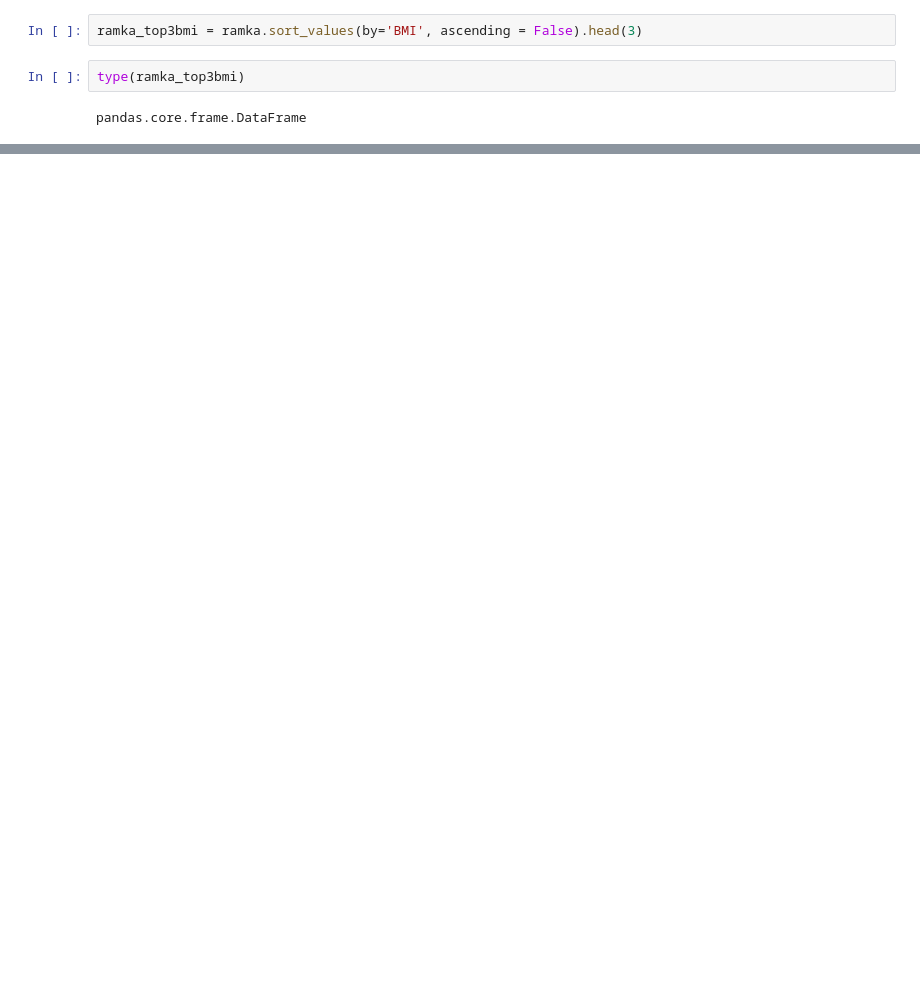
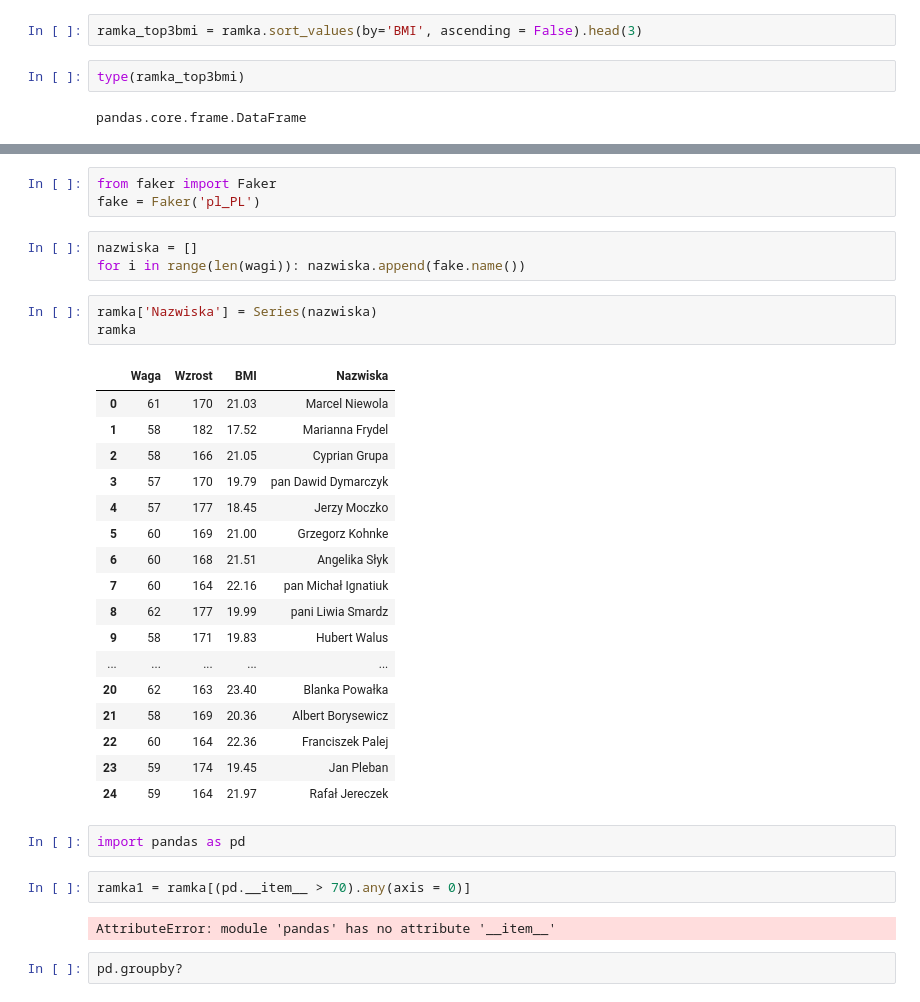
Before and after one commit to rudziakk/sages_17112018, a Jupyter notebook: Pandas_18112018.ipynb, the cells around one changed output, grey strips where cells are left out. Cells and saved outputs as stored; diff of their text form; blank space fills up the shorter version.

```diff
--- a/Pandas_18112018.ipynb
+++ b/Pandas_18112018.ipynb
@@ -520,0 +525,35 @@ ramka_top3bmi
+# %%
+from faker import Faker
+fake = Faker('pl_PL')
+# %%
+nazwiska = []
+for i in range(len(wagi)): nazwiska.append(fake.name())
+# %%
+ramka['Nazwiska'] = Series(nazwiska)
+ramka
+# %% [output]
+|  | Waga | Wzrost | BMI | Nazwiska |
+| 0 | 61 | 170 | 21.03 | Marcel Niewola |
+| 1 | 58 | 182 | 17.52 | Marianna Frydel |
+| 2 | 58 | 166 | 21.05 | Cyprian Grupa |
+| 3 | 57 | 170 | 19.79 | pan Dawid Dymarczyk |
+| 4 | 57 | 177 | 18.45 | Jerzy Moczko |
+| 5 | 60 | 169 | 21.00 | Grzegorz Kohnke |
+| 6 | 60 | 168 | 21.51 | Angelika Słyk |
+| 7 | 60 | 164 | 22.16 | pan Michał Ignatiuk |
+| 8 | 62 | 177 | 19.99 | pani Liwia Smardz |
+| 9 | 58 | 171 | 19.83 | Hubert Walus |
+| ... | ... | ... | ... | ... |
+| 20 | 62 | 163 | 23.40 | Blanka Powałka |
+| 21 | 58 | 169 | 20.36 | Albert Borysewicz |
+| 22 | 60 | 164 | 22.36 | Franciszek Palej |
+| 23 | 59 | 174 | 19.45 | Jan Pleban |
+| 24 | 59 | 164 | 21.97 | Rafał Jereczek |
+# %%
+import pandas as pd
+# %%
+ramka1 = ramka[(pd.__item__ > 70).any(axis = 0)]
+# %% [output]
+AttributeError: module 'pandas' has no attribute '__item__'
+# %%
+pd.groupby?
```
Also changed, not shown: parts of 7 cells of this notebook.
